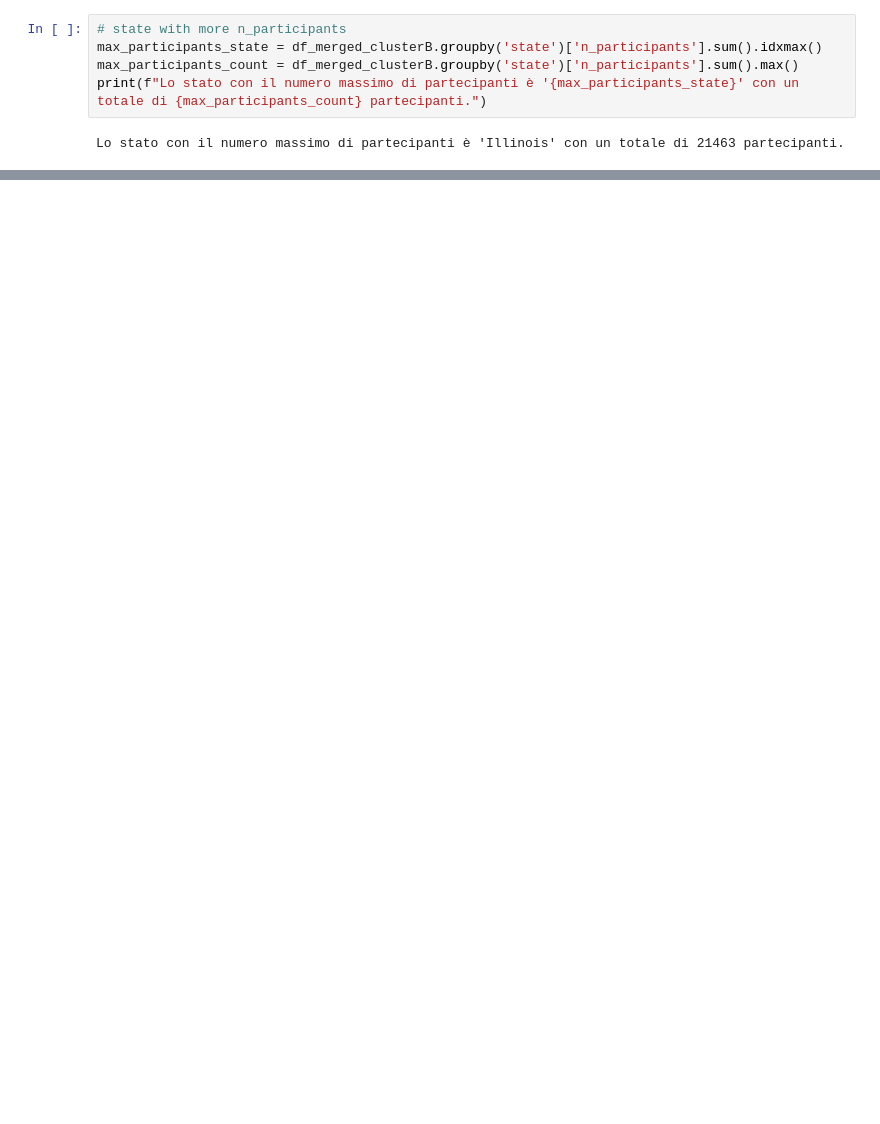
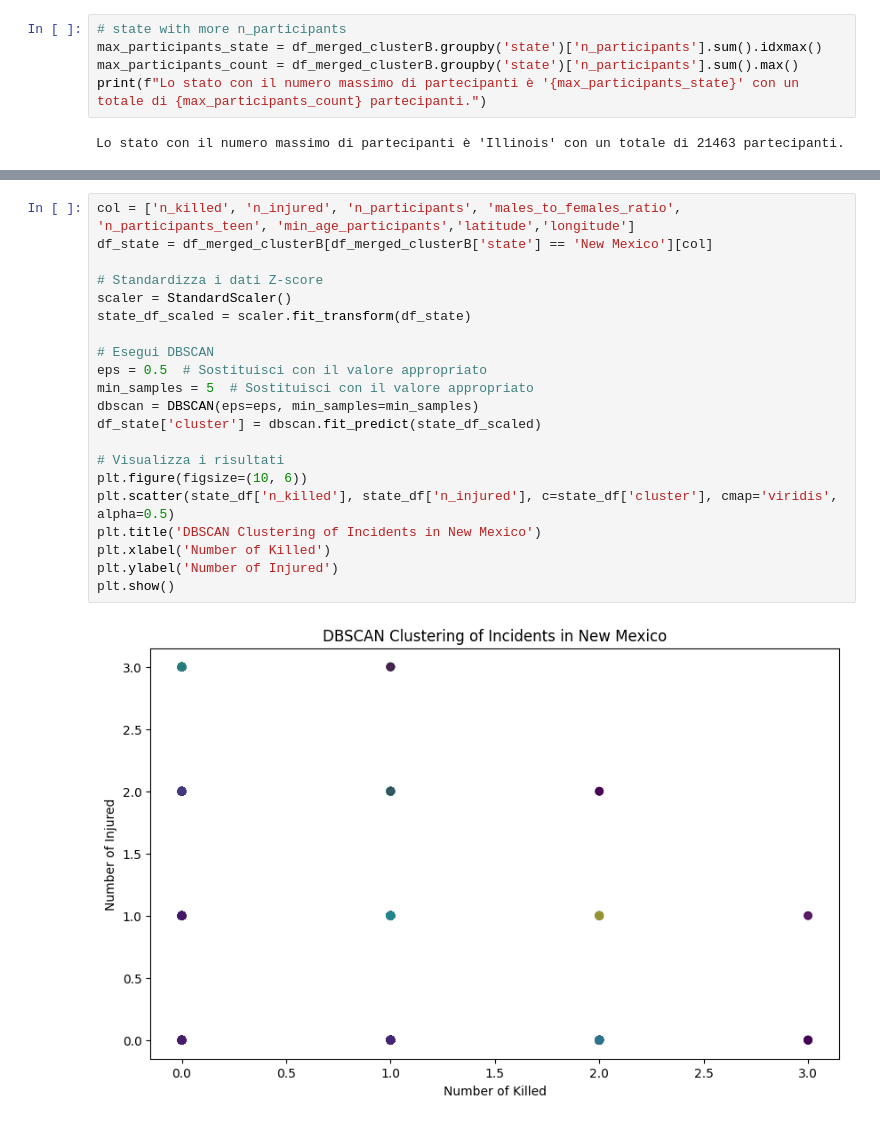
Before and after one commit to TheDarkPyotr/DataMining2023, a Jupyter notebook: source/Task2_clustering_Analysis_step2.ipynb, the cells around one changed output, grey strips where cells are left out. Cells and saved outputs as stored; diff of their text form; blank space fills up the shorter version.

```diff
--- a/source/Task2_clustering_Analysis_step2.ipynb
+++ b/source/Task2_clustering_Analysis_step2.ipynb
@@ -166,0 +279,23 @@ MemoryError: Unable to allocate 67.5 GiB for an array with shape (9055686331,) a
+# %%
+col = ['n_killed', 'n_injured', 'n_participants', 'males_to_females_ratio', 'n_participants_teen', 'min_age_participants','latitude','longitude']
+df_state = df_merged_clusterB[df_merged_clusterB['state'] == 'New Mexico'][col]
+
+# Standardizza i dati Z-score
+scaler = StandardScaler()
+state_df_scaled = scaler.fit_transform(df_state)
+
+# Esegui DBSCAN
+eps = 0.5  # Sostituisci con il valore appropriato
+min_samples = 5  # Sostituisci con il valore appropriato
+dbscan = DBSCAN(eps=eps, min_samples=min_samples)
+df_state['cluster'] = dbscan.fit_predict(state_df_scaled)
+
+# Visualizza i risultati
+plt.figure(figsize=(10, 6))
+plt.scatter(state_df['n_killed'], state_df['n_injured'], c=state_df['cluster'], cmap='viridis', alpha=0.5)
+plt.title('DBSCAN Clustering of Incidents in New Mexico')
+plt.xlabel('Number of Killed')
+plt.ylabel('Number of Injured')
+plt.show()
+# %% [output]
+[figure, added]
```
Also changed, not shown: parts of 24 cells of this notebook.
